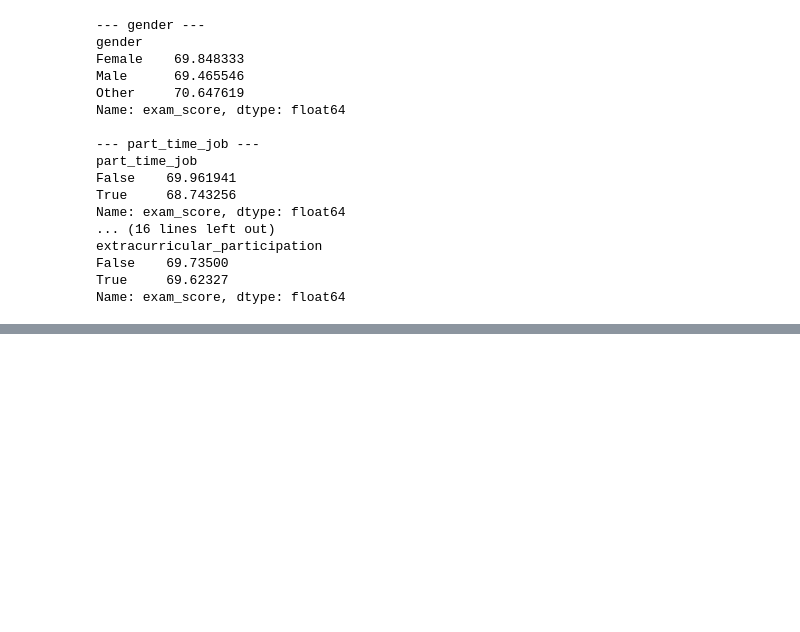
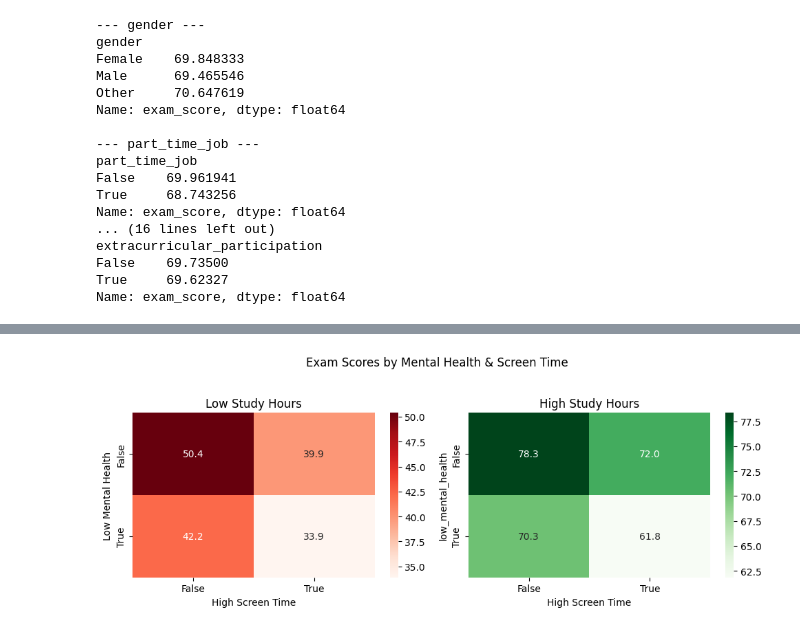
Before and after one commit to martyna-haliniak/visualisations_in_python, a Jupyter notebook: visualisations_task.ipynb, the cells around one changed output, grey strips where cells are left out. Drawn from its saved outputs; the diff is of its cells as text; code cells hidden in the pictures; blank space fills up the shorter version.

```diff
--- a/visualisations_task.ipynb
+++ b/visualisations_task.ipynb
@@ -276,0 +362,22 @@ Not much impact on
+# %%
+# Pivot table with mental health on rows, screen time on columns, separated by study group
+pivot_low_study = summary[summary['low_study']].pivot(index='low_mental_health', columns='high_screen', values='exam_score')
+pivot_high_study = summary[~summary['low_study']].pivot(index='low_mental_health', columns='high_screen', values='exam_score')
+
+fig, axes = plt.subplots(1, 2, figsize=(10,4))
+
+sns.heatmap(pivot_low_study, annot=True, fmt=".1f", cmap='Reds', ax=axes[0])
+axes[0].set_title('Low Study Hours')
+axes[0].set_ylabel('Low Mental Health')
+axes[0].set_xlabel('High Screen Time')
+
+sns.heatmap(pivot_high_study, annot=True, fmt=".1f", cmap='Greens', ax=axes[1])
+axes[1].set_title('High Study Hours')
+axes[0].set_ylabel('Low Mental Health')
+axes[1].set_xlabel('High Screen Time')
+
+plt.suptitle('Exam Scores by Mental Health & Screen Time')
+plt.tight_layout(rect=[0, 0.03, 1, 0.95])
+plt.show()
+# %% [output]
+[figure, added]
```
Also changed, not shown: parts of 24 cells of this notebook.
